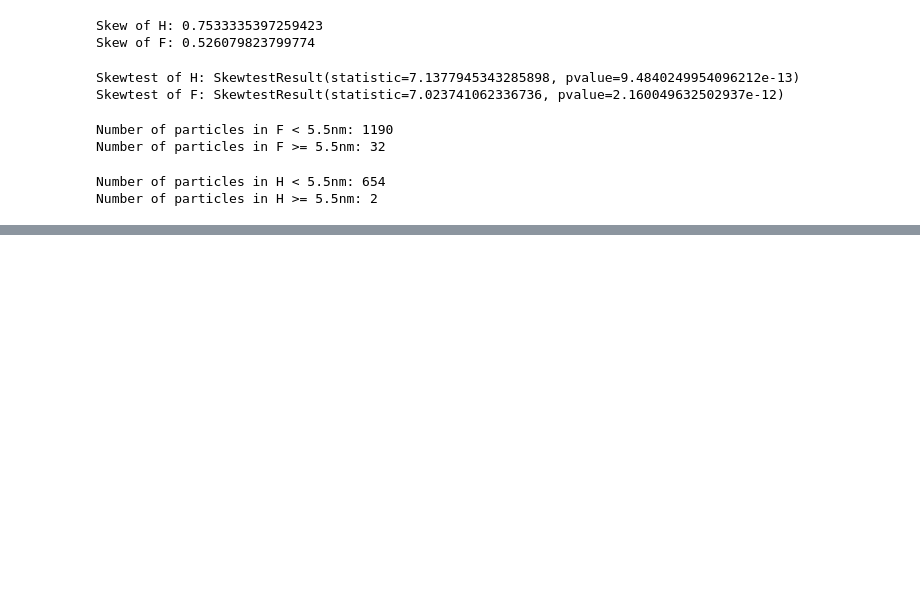
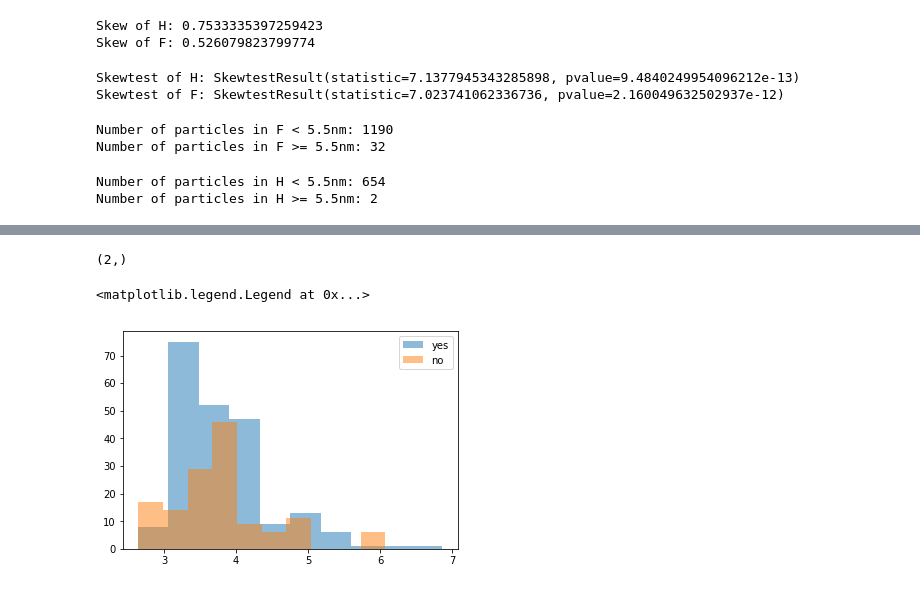
Before and after one commit to sbarton272/particleRecognition, a Jupyter notebook: image_processing/particle_stats.ipynb, the cells around one changed output, grey strips where cells are left out. Cells and saved outputs as stored; diff of their text form; code cells hidden in the pictures; blank space fills up the shorter version.

```diff
--- a/image_processing/particle_stats.ipynb
+++ b/image_processing/particle_stats.ipynb
@@ -190,0 +238,10 @@ Number of particles in H >= 5.5nm: 2
+# %%
+F_corrs = np.array([size_corr_F['yes'],size_corr_F['no']])
+print(H_corrs.shape)
+_ = plt.hist(size_corr_F['yes'], alpha = 0.5, label = 'yes')
+_ = plt.hist(size_corr_F['no'], alpha = 0.5, label = 'no')
+plt.legend(loc='upper right')
+# %% [output]
+(2,)
+<matplotlib.legend.Legend at 0x...>
+[figure, added]
```
Also changed, not shown: parts of 6 cells of this notebook.
